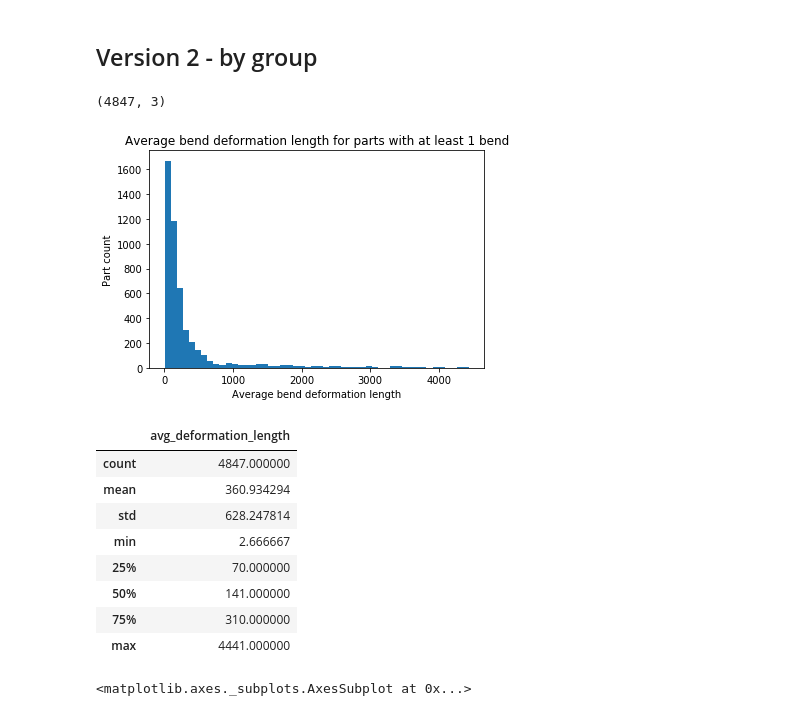
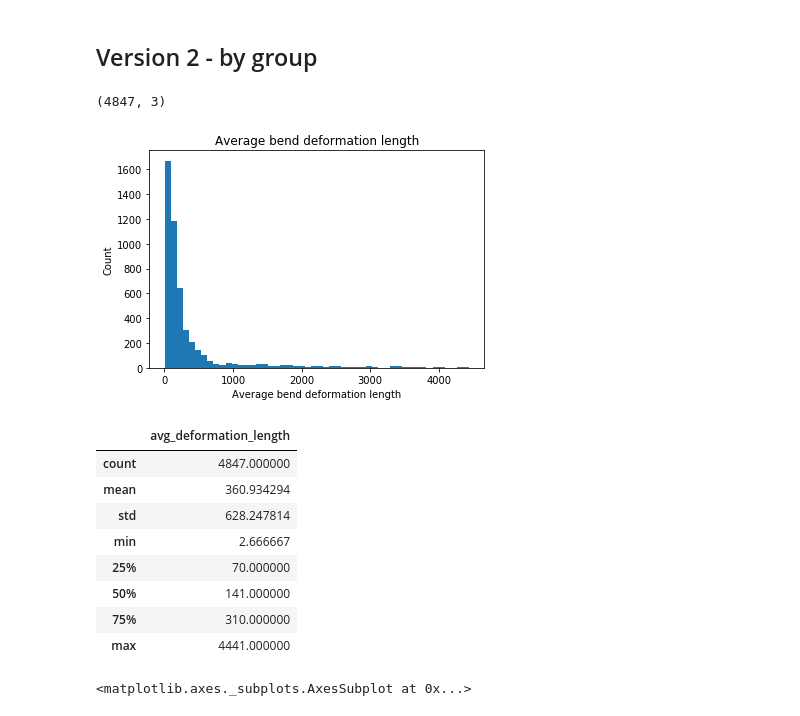
Before and after one commit to rudloffl/sheet-metal-cost-calculator, a Jupyter notebook: Y1 - Notebooks/B1 - data exploration.ipynb, the cells around one changed output. Saved outputs shown, nothing was run; the diff lists cells and outputs as text; code cells hidden in the pictures.

```diff
--- a/Y1 - Notebooks/B1 - data exploration.ipynb
+++ b/Y1 - Notebooks/B1 - data exploration.ipynb
@@ -498,20 +498,20 @@ dataset[bend_col].head()
 # %%
 df=dataset[['deformation_length', 'bend_count']]
 df = df[df['bend_count'] !=0]
 df['avg_deformation_length'] = df['deformation_length'].apply(lambda x: np.array(x, dtype='float64'))
 df['avg_deformation_length'] = df['avg_deformation_length'].apply(lambda x: np.nanmean(x))
 #df = df.fillna(0)
 df = df.dropna(subset=['avg_deformation_length'])
 print(df.shape)
 df['avg_deformation_length'].plot.hist(bins=50)
-plt.title('Average bend deformation length for parts with at least 1 bend')
+plt.title('Average bend deformation length')
 plt.xlabel('Average bend deformation length')
-plt.ylabel('Part count')
+plt.ylabel('Count')
 plt.show()
 df[['avg_deformation_length']].describe()
 # %% [output]
 (4847, 3)
-[figure, old version]
+[figure, new version]
 |  | avg_deformation_length |
 | count | 4847.000000 |
 | mean | 360.934294 |
```
Also changed, not shown: parts of 26 cells of this notebook, 6 other files.
